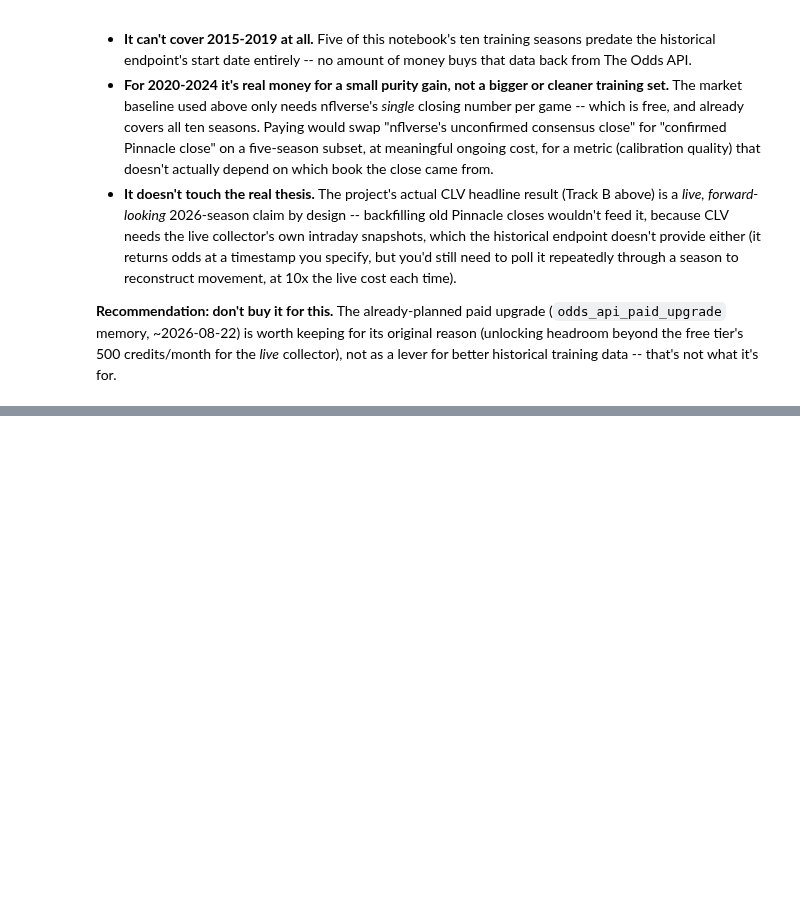
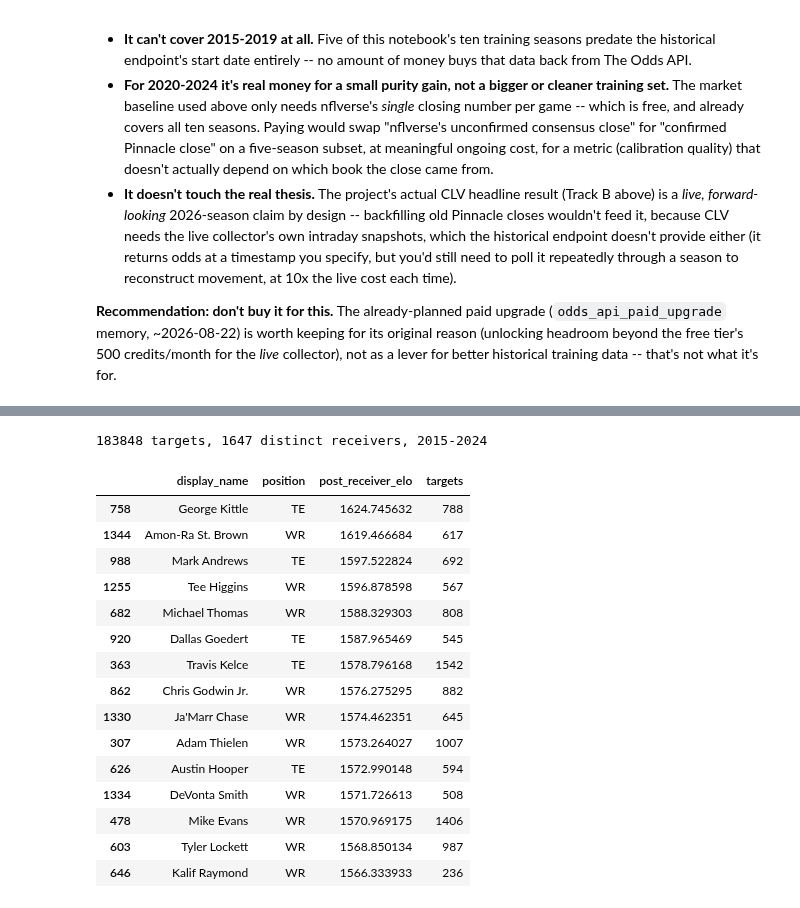
Before and after one commit to rahulr-1006/nfl_2026, a Jupyter notebook: notebooks/model_backtest_results.ipynb, the cells around one changed output, grey strips where cells are left out. Cells and saved outputs as stored; diff of their text form; code cells hidden in the pictures; blank space fills up the shorter version.

```diff
--- a/notebooks/model_backtest_results.ipynb
+++ b/notebooks/model_backtest_results.ipynb
@@ -511,0 +530,31 @@ not as a lever for better historical training data -- that's not what it's for.
+# %%
+from src.model.receiver_elo import compute_receiver_elo_ratings
+
+players = pd.read_parquet(ROOT / "data" / "static" / "players.parquet")
+receiver_ratings = compute_receiver_elo_ratings(pbp)
+print(f"{len(receiver_ratings)} targets, {receiver_ratings['receiver_player_id'].nunique()} distinct receivers, 2015-2024")
+
+final_wr = receiver_ratings.sort_values(["season", "week", "play_id"]).groupby("receiver_player_id").last()["post_receiver_elo"]
+target_counts = receiver_ratings.groupby("receiver_player_id").size().rename("targets")
+wr_summary = pd.concat([final_wr, target_counts], axis=1).reset_index().rename(columns={"receiver_player_id": "gsis_id"})
+wr_summary = wr_summary.merge(players, on="gsis_id", how="left")
+wr_summary = wr_summary[wr_summary["targets"] >= 100].sort_values("post_receiver_elo", ascending=False)
+wr_summary[["display_name", "position", "post_receiver_elo", "targets"]].head(15)
+# %% [output]
+183848 targets, 1647 distinct receivers, 2015-2024
+|  | display_name | position | post_receiver_elo | targets |
+| 758 | George Kittle | TE | 1624.745632 | 788 |
+| 1344 | Amon-Ra St. Brown | WR | 1619.466684 | 617 |
+| 988 | Mark Andrews | TE | 1597.522824 | 692 |
+| 1255 | Tee Higgins | WR | 1596.878598 | 567 |
+| 682 | Michael Thomas | WR | 1588.329303 | 808 |
+| 920 | Dallas Goedert | TE | 1587.965469 | 545 |
+| 363 | Travis Kelce | TE | 1578.796168 | 1542 |
+| 862 | Chris Godwin Jr. | WR | 1576.275295 | 882 |
+| 1330 | Ja'Marr Chase | WR | 1574.462351 | 645 |
+| 307 | Adam Thielen | WR | 1573.264027 | 1007 |
+| 626 | Austin Hooper | TE | 1572.990148 | 594 |
+| 1334 | DeVonta Smith | WR | 1571.726613 | 508 |
+| 478 | Mike Evans | WR | 1570.969175 | 1406 |
+| 603 | Tyler Lockett | WR | 1568.850134 | 987 |
+| 646 | Kalif Raymond | WR | 1566.333933 | 236 |
```
Also changed, not shown: parts of 6 cells of this notebook, 7 other files.
